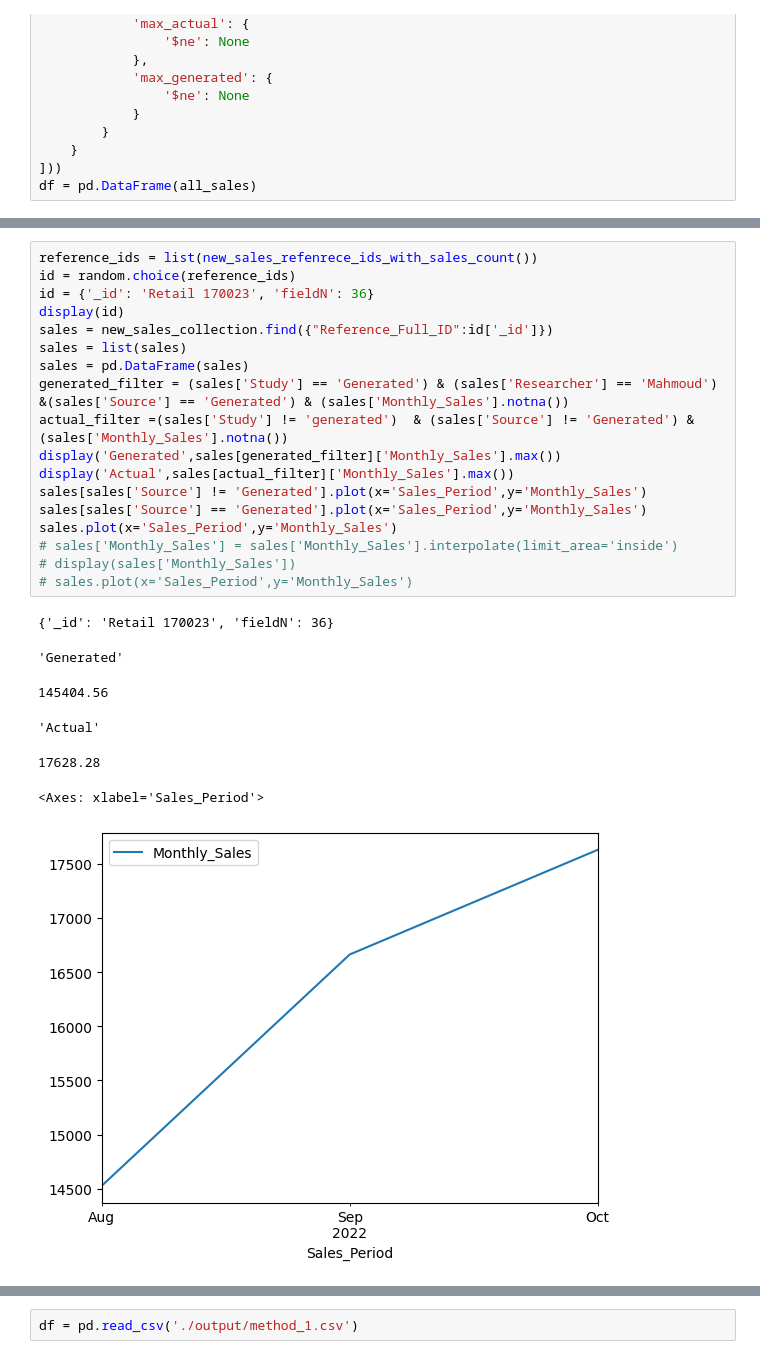
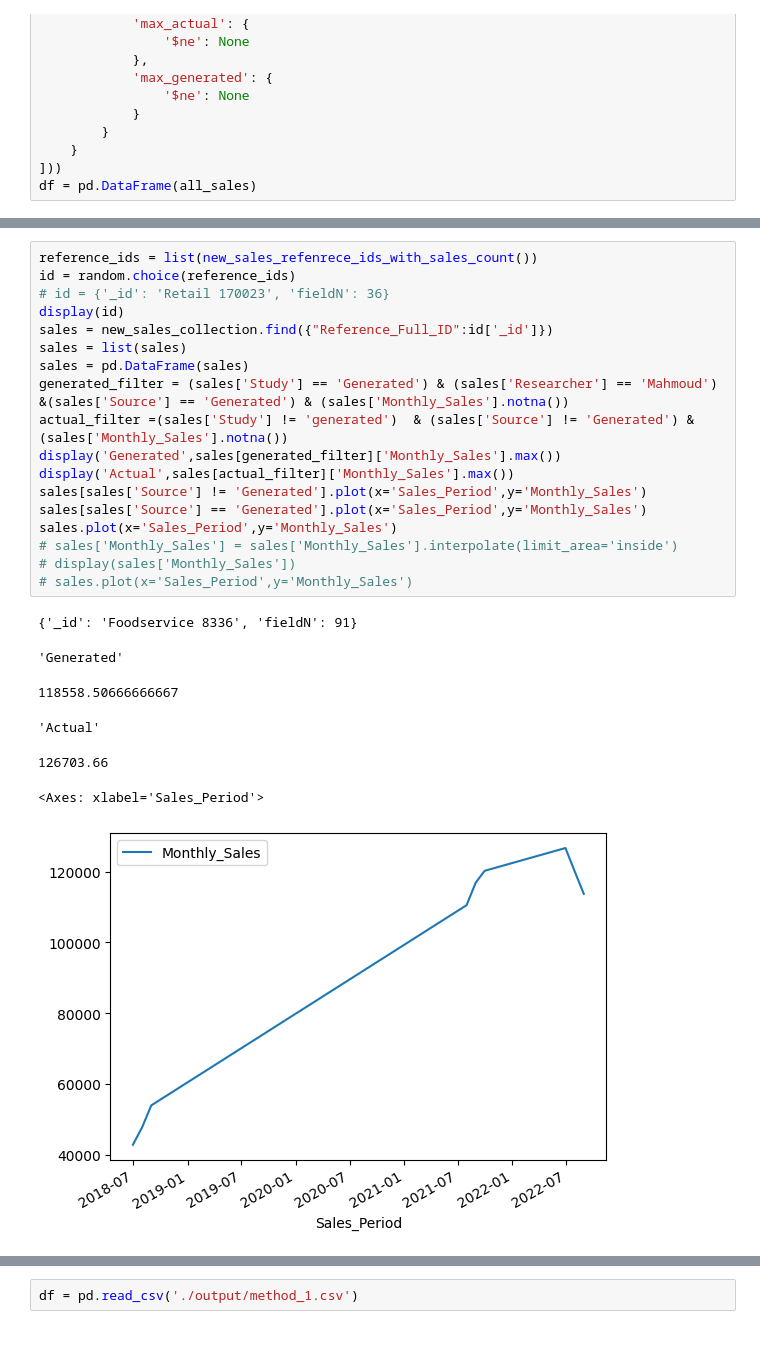
Before and after one commit to MahmoudAlawdh/newSalesGeneration, a Jupyter notebook: main.ipynb, the cells around one changed output, grey strips where cells are left out. Drawn from its saved outputs; the diff is of its cells as text.

```diff
--- a/main.ipynb
+++ b/main.ipynb
@@ -114,26 +114,26 @@ display(df[df['max_generated'] > df['max_actual']])
 # %%
 reference_ids = list(new_sales_refenrece_ids_with_sales_count())
 id = random.choice(reference_ids)
-id = {'_id': 'Retail 170023', 'fieldN': 36}
+# id = {'_id': 'Retail 170023', 'fieldN': 36}
 display(id)
 sales = new_sales_collection.find({"Reference_Full_ID":id['_id']})
 sales = list(sales)
 sales = pd.DataFrame(sales)
 generated_filter = (sales['Study'] == 'Generated') & (sales['Researcher'] == 'Mahmoud') &(sales['Source'] == 'Generated') & (sales['Monthly_Sales'].notna())
 actual_filter =(sales['Study'] != 'generated')  & (sales['Source'] != 'Generated') & (sales['Monthly_Sales'].notna())
 display('Generated',sales[generated_filter]['Monthly_Sales'].max())
 display('Actual',sales[actual_filter]['Monthly_Sales'].max())
 sales[sales['Source'] != 'Generated'].plot(x='Sales_Period',y='Monthly_Sales')
 sales[sales['Source'] == 'Generated'].plot(x='Sales_Period',y='Monthly_Sales')
 sales.plot(x='Sales_Period',y='Monthly_Sales')
 # sales['Monthly_Sales'] = sales['Monthly_Sales'].interpolate(limit_area='inside')
 # display(sales['Monthly_Sales'])
 # sales.plot(x='Sales_Period',y='Monthly_Sales')
 # %% [output]
-{'_id': 'Retail 170023', 'fieldN': 36}
+{'_id': 'Foodservice 8336', 'fieldN': 91}
 'Generated'
-145404.56
+118558.50666666667
 'Actual'
-17628.28
+126703.66
 <Axes: xlabel='Sales_Period'>
-[figure, old version]
+[figure, new version]
```
Also changed, not shown: parts of 3 cells of this notebook, 8 other files.
